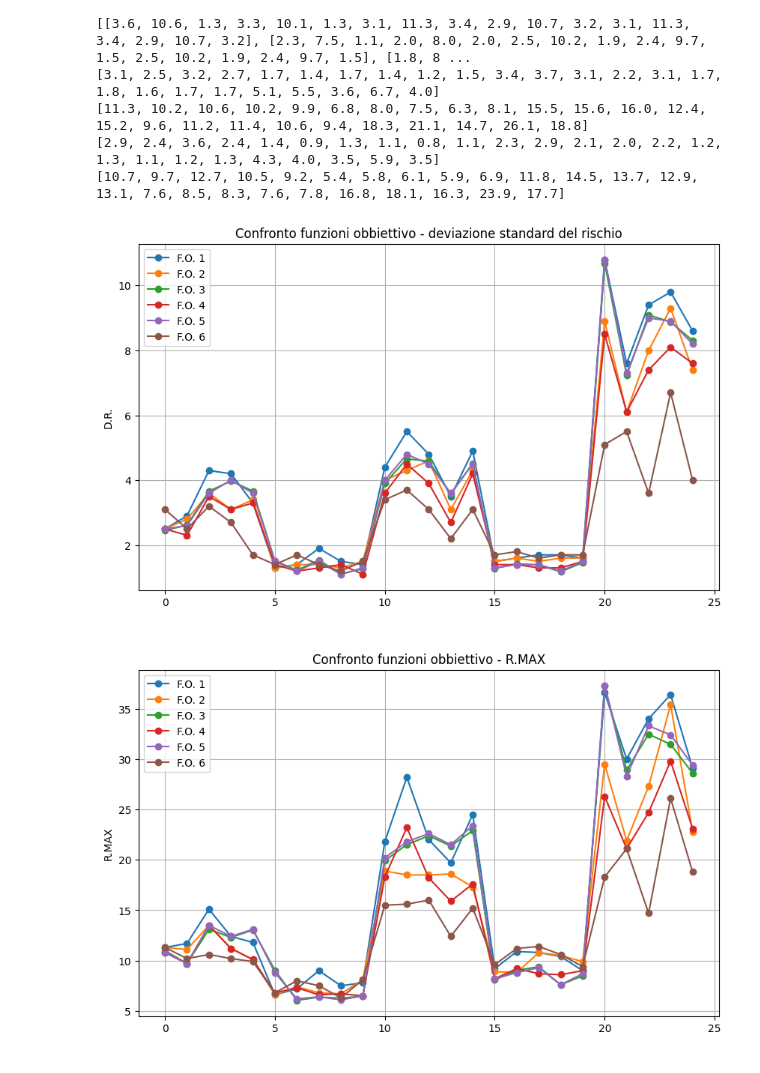
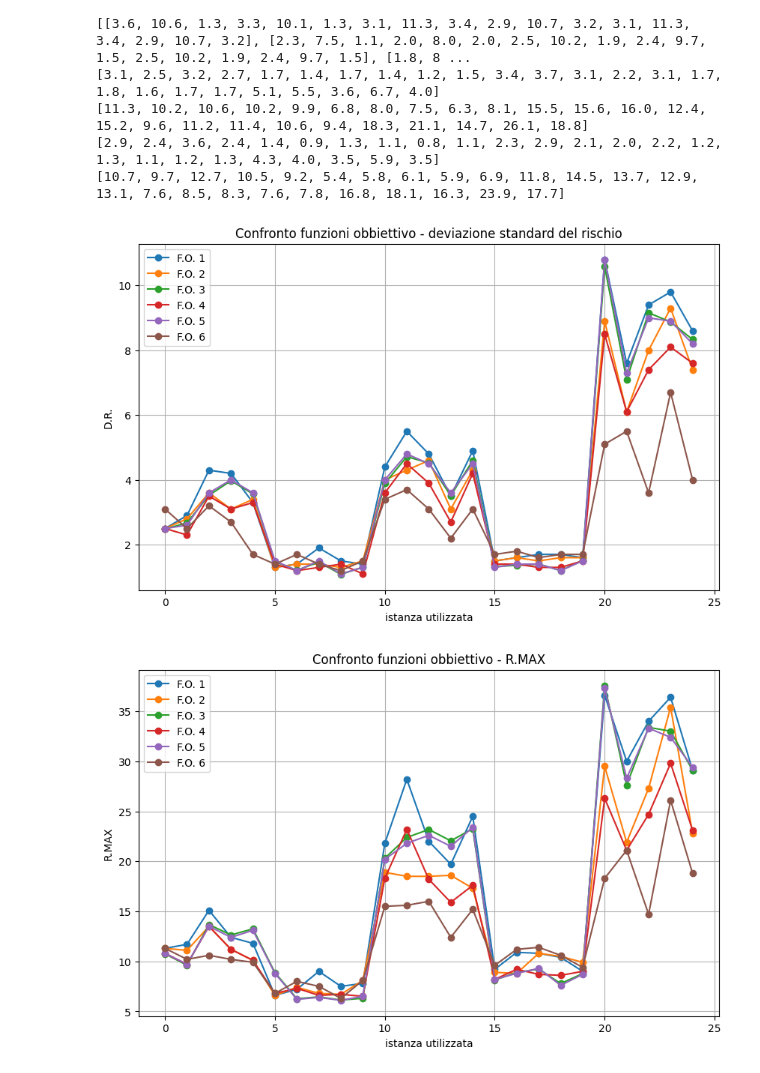
Before and after one commit to DanielCapannini/master-thesis-daniel-capannini, a Jupyter notebook: calcolo.ipynb, the cells around one changed output. Saved outputs shown, nothing was run; the diff lists cells and outputs as text; code cells hidden in the pictures.

```diff
--- a/calcolo.ipynb
+++ b/calcolo.ipynb
@@ -745,10 +739,9 @@ def apply_random_percentage(values, max_perc=0.03):
 
     return new_values
 
-coll23_mod = apply_random_percentage(coll23, 0.03)
-coll33_mod = apply_random_percentage(coll33, 0.03)
-coll43_mod = apply_random_percentage(coll43, 0.03)
-coll53_mod = apply_random_percentage(coll53, 0.03)
+#coll13 = apply_random_percentage(coll13, 0.03)
+coll63 = apply_random_percentage(coll63, 0.03)
+coll73 = apply_random_percentage(coll73, 0.03)
 # %% [output]
 ['instance\\_06\\_01', 'instance\\_06\\_02', 'instance\\_06\\_03', 'instance\\_06\\_04', 'instance\\_06\\_05', 'instance\\_20\\_01', 'instance\\_20\\_02', 'instance\\_20\\_03', 'instance\\_20\\_04', ' ...
 [[5.0, 2.0, 5.0, 95.32, 2.0, 5.0, 2.0], [7.0, 3.0, 7.0, 84.47, 7.0, 2.0], [6.0, 2.0, 6.0, 88.76, 2.0, 6.0, 2.0], [5.0, 2.0, 5.0, 86.86, 2.0, 5.0, 2.0], [6.0, 2.0, 6.0, 80.77, 2.0, 6.0, 2.0], [23.0, 9. ...
@@ -1424,30 +1417,30 @@ plt.figure(figsize=(10,6))
 for i, arr in enumerate(arrays):
     plt.plot(arr, marker='o', label=f'F.O. {i+1}')  # aggiunta legenda
 
-plt.xlabel(" ")  # X senza indicazione
+plt.xlabel("istanza utilizzata")  # X senza indicazione
 plt.ylabel("D.R.")
 plt.title("Confronto funzioni obbiettivo - deviazione standard del rischio")
 plt.grid(True)
 plt.legend()  # mostra la legenda
 plt.show()
 # %% [output]
-[figure, old version]
+[figure, new version]
 # %%
 arrays = [coll31, coll32, coll33, coll34, coll35, coll36]
 
 plt.figure(figsize=(10,6))
 
 for i, arr in enumerate(arrays):
     plt.plot(arr, marker='o', label=f'F.O. {i+1}')  # aggiunta legenda
 
-plt.xlabel(" ")  # X senza indicazione
+plt.xlabel("istanza utilizzata")  # X senza indicazione
 plt.ylabel("R.MAX")
 plt.title("Confronto funzioni obbiettivo - R.MAX")
 plt.grid(True)
 plt.legend()  # mostra la legenda
 plt.show()
 # %% [output]
-[figure, old version]
+[figure, new version]
 # %%
 arrays = [coll41, coll42, coll43, coll44, coll45, coll46]
 
```
Also changed, not shown: parts of 8 cells of this notebook, 17 other files.
